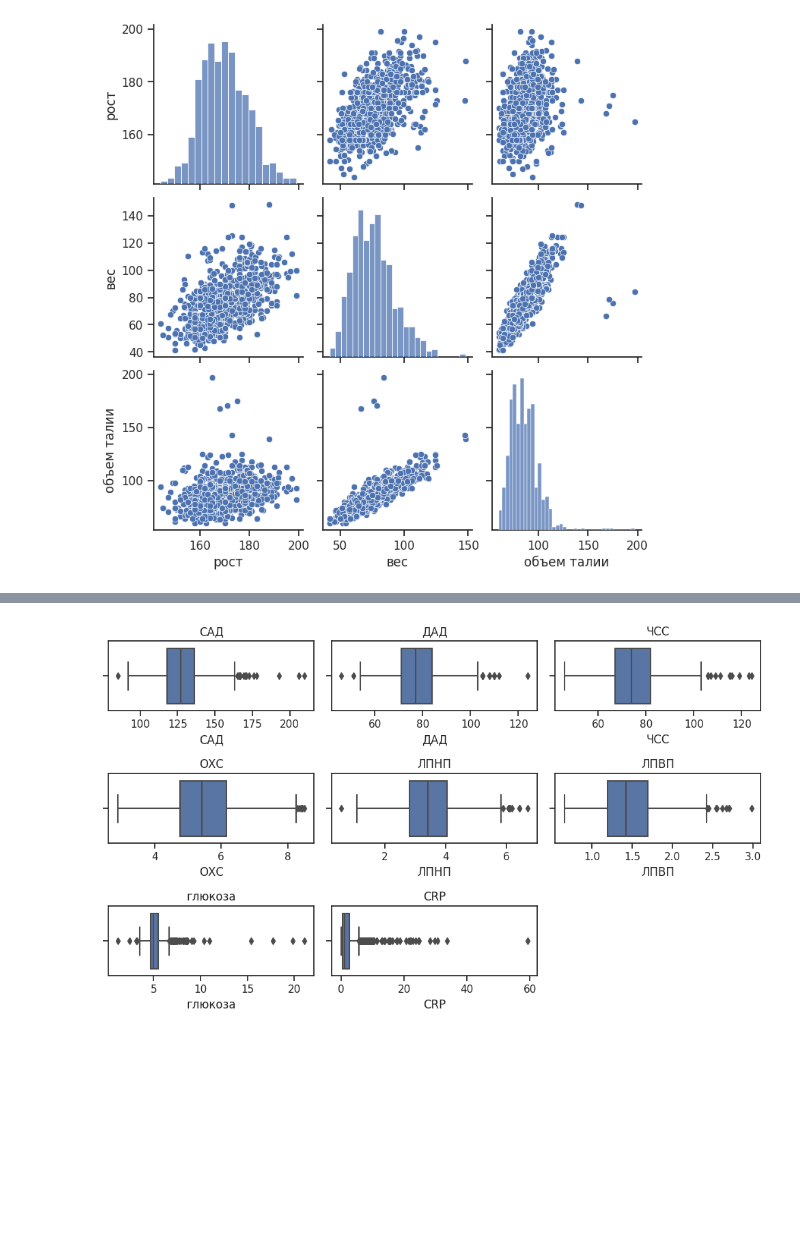
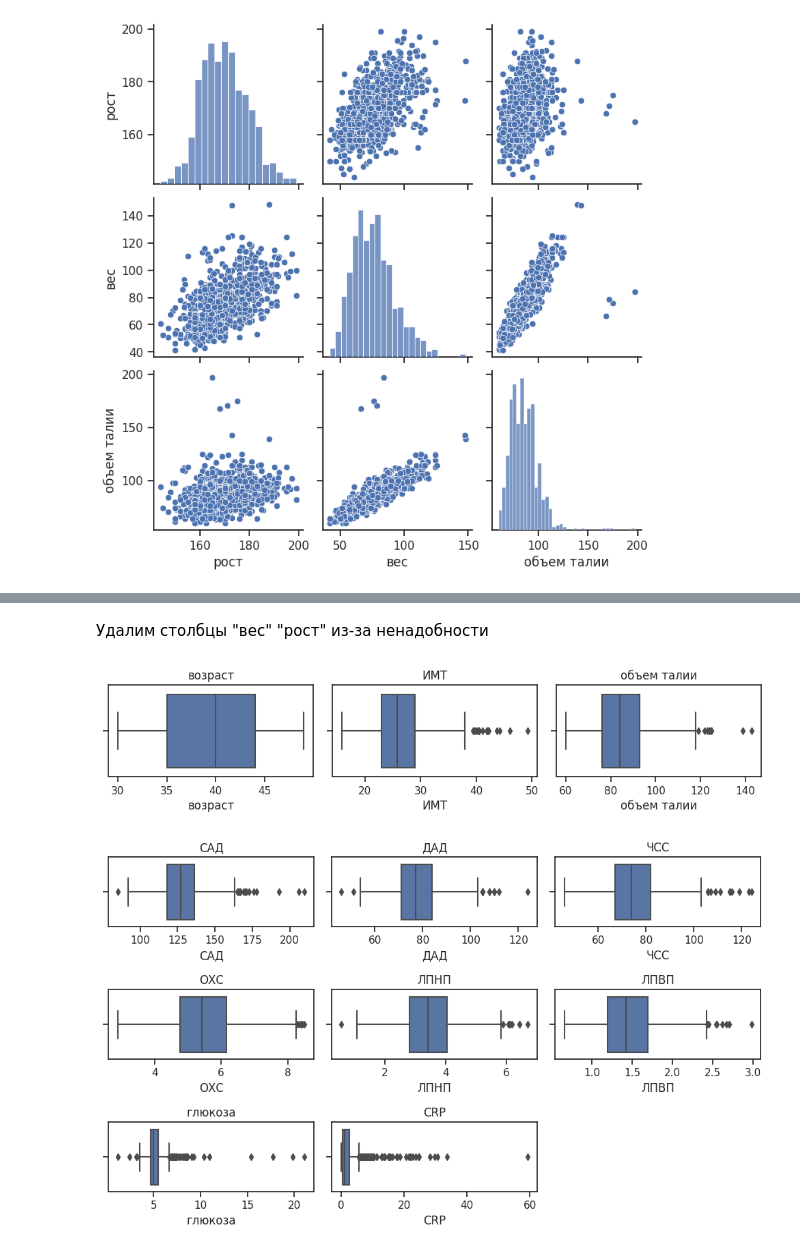
Before and after one commit to ber-pro/MIAT, a Jupyter notebook: MIAD.ipynb, the cells around one changed output, grey strips where cells are left out. Cells and saved outputs as stored; diff of their text form; code cells hidden in the pictures; blank space fills up the shorter version.

```diff
--- a/MIAD.ipynb
+++ b/MIAD.ipynb
@@ -194,0 +264,2 @@ plt.show()
+# %% [markdown]
+Удалим столбцы "вес" "рост" из-за ненадобности
@@ -195,3 +268,14 @@ plt.show()
+# %%
+columns = ["возраст", "ИМТ", "объем талии"]
+plt.figure(figsize=(10, 6))
+for index, column in enumerate(columns, 1):
+  plt.subplot(3, 3, index)
+  sns.boxplot(x=df[column])
+  plt.title(column)
+  plt.tight_layout()
+plt.show()
+# %% [output]
+[figure, added]
 # %%
 columns = ["САД", "ДАД", "ЧСС", "ОХС", "ЛПНП", "ЛПВП", "глюкоза", "CRP"]
 plt.figure(figsize=(10, 6))
```
Also changed, not shown: parts of 15 cells of this notebook.
